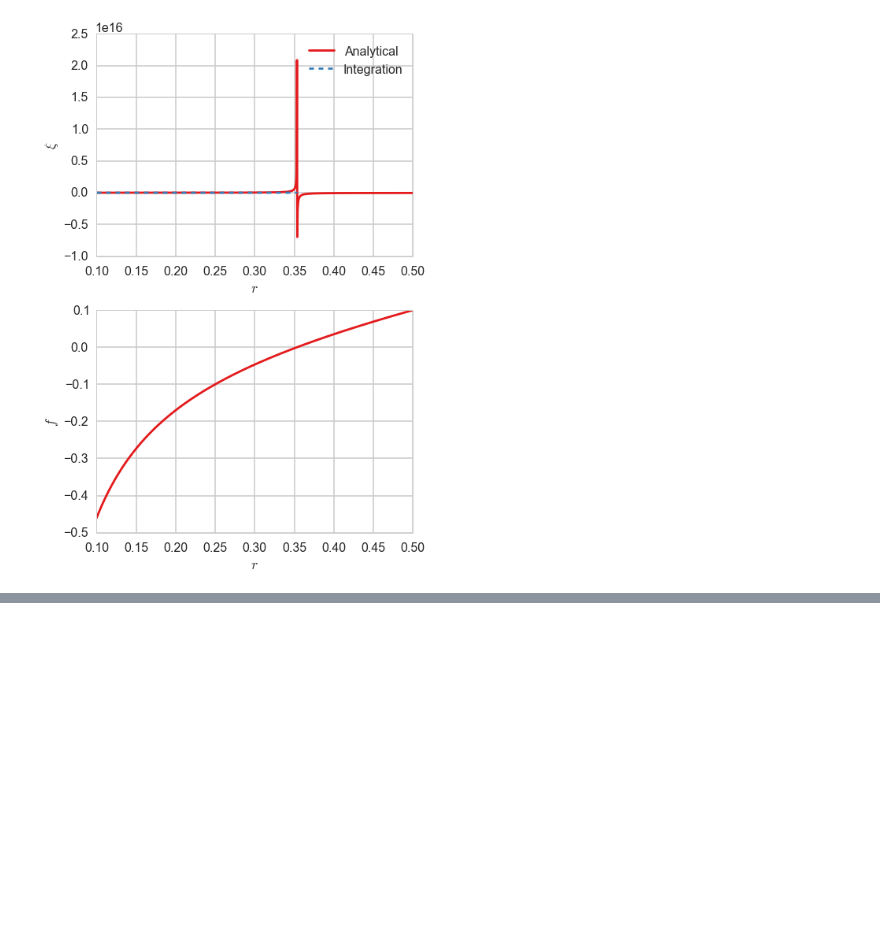
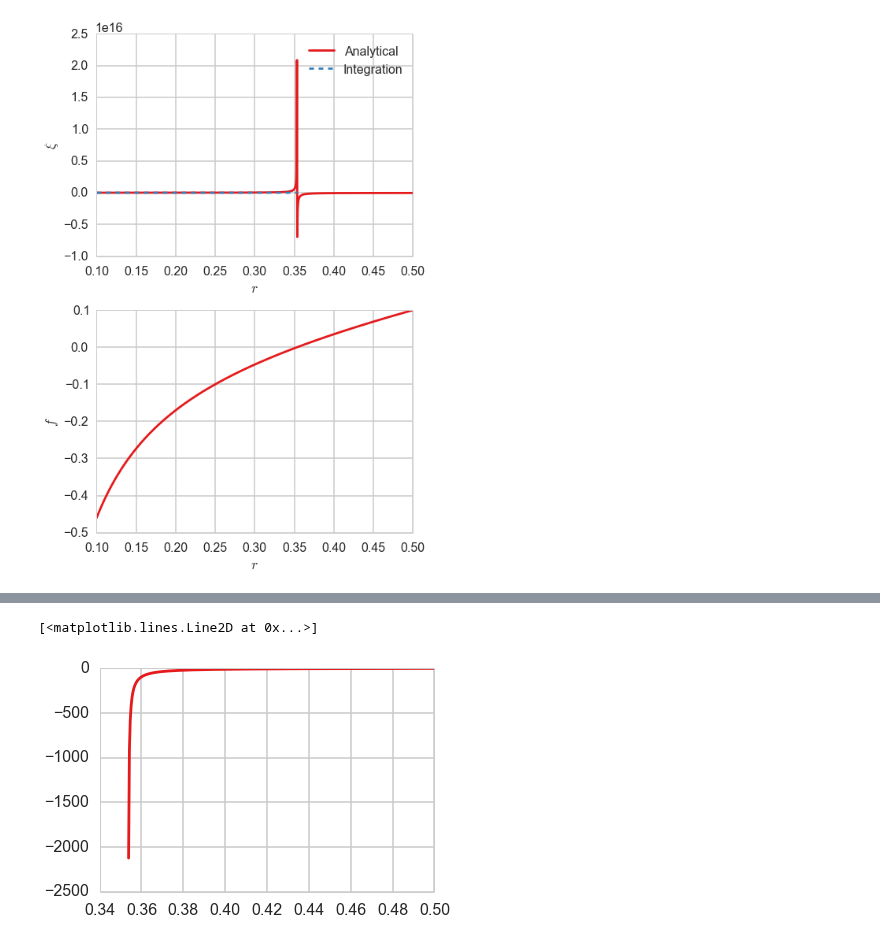
Before and after one commit to jensv/fluxtubestability, a Jupyter notebook: ipython_notebooks/constant_pressure_newcomb_bessel.ipynb, the cells around one changed output, grey strips where cells are left out. Cells and saved outputs as stored; diff of their text form; code cells hidden in the pictures; blank space fills up the shorter version.

```diff
--- a/ipython_notebooks/constant_pressure_newcomb_bessel.ipynb
+++ b/ipython_notebooks/constant_pressure_newcomb_bessel.ipynb
@@ -178,0 +249,5 @@ ValueError: operands could not be broadcast together with shapes (634,) (999,)
+# %%
+plt.plot(rs_2_right, xi_2_right)
+# %% [output]
+[<matplotlib.lines.Line2D at 0x...>]
+[figure, added]
```
Also changed, not shown: parts of 8 cells of this notebook.
